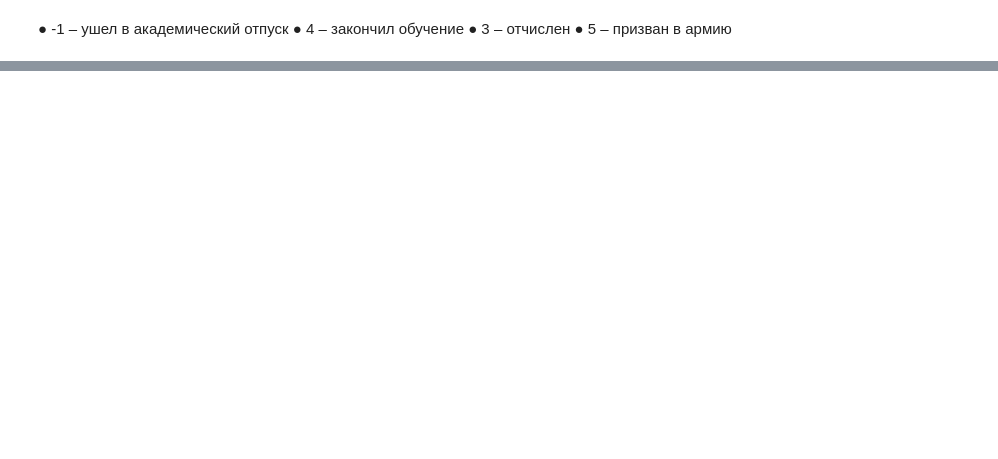
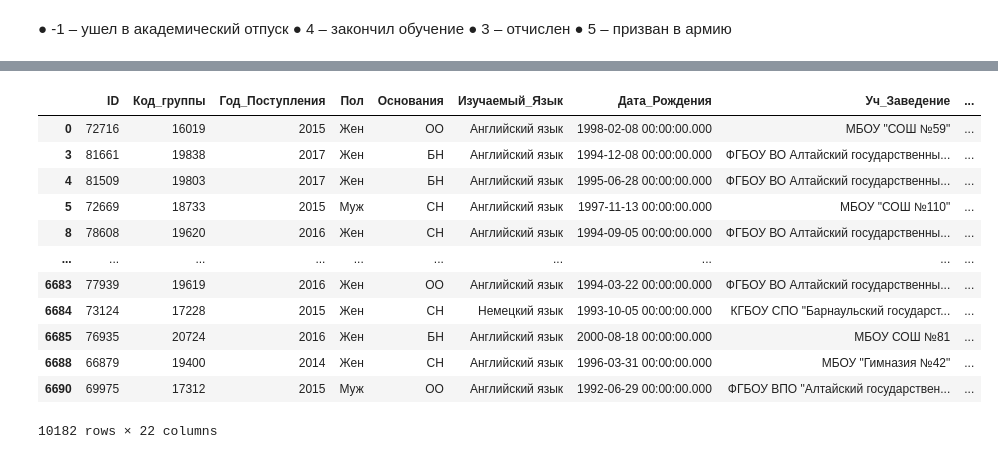
Before and after one commit to tlutfullin/Hakaton, a Jupyter notebook: Хакатон_прогнозирование_статуса_студента.ipynb, the cells around one changed output, grey strips where cells are left out. Saved outputs shown, nothing was run; the diff lists cells and outputs as text; code cells hidden in the pictures; blank space fills up the shorter version.

```diff
--- a/Хакатон_прогнозирование_статуса_студента.ipynb
+++ b/Хакатон_прогнозирование_статуса_студента.ipynb
@@ -416,0 +276,26 @@ array(['Россия', nan, 'Казахстан', 'Кыргызстан', 'Ки
+# %%
+df.loc[( df['Город_ПП'].str.contains('Барнау', case = False, na=False,  regex= True) ), 'Город_ПП'] = 'Барнаул'
+
+df.loc[( df['Город_ПП'].str.contains('Бийс', case = False, na=False,  regex= True) ), 'Город_ПП'] = 'Бийск'
+
+df.loc[( df['Город_ПП'].str.contains('Новоалтайск', case = False, na=False,  regex= True) ), 'Город_ПП'] = 'Новоалтайск'
+
+df.loc[( df['Город_ПП'].str.contains('Горно[-]Алтай', case = False, na=False,  regex= True) ), 'Город_ПП'] = 'Горно-Алтайск'
+
+df.loc[( df['Город_ПП'].str.contains('Москв', case = False, na=False,  regex= True) ), 'Город_ПП'] = 'Москва'
+
+df.loc[( df['Город_ПП'].str.contains('Рубцовс', case = False, na=False,  regex= True) ), 'Город_ПП'] = 'Москва'
+
+df.loc[( df['Город_ПП'].str.contains('Заринс', case = False, na=False,  regex= True) ), 'Город_ПП'] = 'Заринск'
+
+df.loc[( df['Город_ПП'].str.contains('Новосибир', case = False, na=False,  regex= True) ), 'Город_ПП'] = 'Новосибирск'
+
+df.loc[( df['Город_ПП'].str.contains('Семе', case = False, na=False,  regex= True) ), 'Город_ПП'] = 'Семей'
+
+df.loc[( df['Город_ПП'].str.contains('Алма', case = False, na=False,  regex= True) ), 'Город_ПП'] = 'Алматы'
+
+df.loc[( df['Город_ПП'].str.contains('Камень', case = False, na=False,  regex= True) ), 'Город_ПП'] = 'Камень-на-Оби'
+
+df.loc[( df['Город_ПП'].str.contains('Славгоро', case = False, na=False,  regex= True) ), 'Город_ПП'] = 'Славгород'
+
+df.loc[( df['Город_ПП'].str.contains('Усть[.-]Каменогорск', case = False, na=False,  regex= True) ), 'Город_ПП'] = 'Усть-Каменогорск'
@@ -416,0 +386,16 @@ array(['Россия', nan, 'Казахстан', 'Кыргызстан', 'Ки
+# %%
+df[df['Где_Находится_УЗ'] =='Барнаул']
+# %% [output]
+|  | ID | Код_группы | Год_Поступления | Пол | Основания | Изучаемый_Язык | Дата_Рождения | Уч_Заведение | ... |
+| 0 | 72716 | 16019 | 2015 | Жен | ОО | Английский язык | 1998-02-08 00:00:00.000 | МБОУ "СОШ №59" | ... |
+| 3 | 81661 | 19838 | 2017 | Жен | БН | Английский язык | 1994-12-08 00:00:00.000 | ФГБОУ ВО Алтайский государственны... | ... |
+| 4 | 81509 | 19803 | 2017 | Жен | БН | Английский язык | 1995-06-28 00:00:00.000 | ФГБОУ ВО Алтайский государственны... | ... |
+| 5 | 72669 | 18733 | 2015 | Муж | СН | Английский язык | 1997-11-13 00:00:00.000 | МБОУ "СОШ №110" | ... |
+| 8 | 78608 | 19620 | 2016 | Жен | СН | Английский язык | 1994-09-05 00:00:00.000 | ФГБОУ ВО Алтайский государственны... | ... |
+| ... | ... | ... | ... | ... | ... | ... | ... | ... | ... |
+| 6683 | 77939 | 19619 | 2016 | Жен | ОО | Английский язык | 1994-03-22 00:00:00.000 | ФГБОУ ВО Алтайский государственны... | ... |
+| 6684 | 73124 | 17228 | 2015 | Жен | СН | Немецкий язык | 1993-10-05 00:00:00.000 | КГБОУ СПО "Барнаульский государст... | ... |
+| 6685 | 76935 | 20724 | 2016 | Жен | БН | Английский язык | 2000-08-18 00:00:00.000 | МБОУ СОШ №81 | ... |
+| 6688 | 66879 | 19400 | 2014 | Жен | СН | Английский язык | 1996-03-31 00:00:00.000 | МБОУ "Гимназия №42" | ... |
+| 6690 | 69975 | 17312 | 2015 | Муж | ОО | Английский язык | 1992-06-29 00:00:00.000 | ФГБОУ ВПО "Алтайский государствен... | ... |
+10182 rows × 22 columns
```
Also changed, not shown: parts of 140 cells of this notebook.
